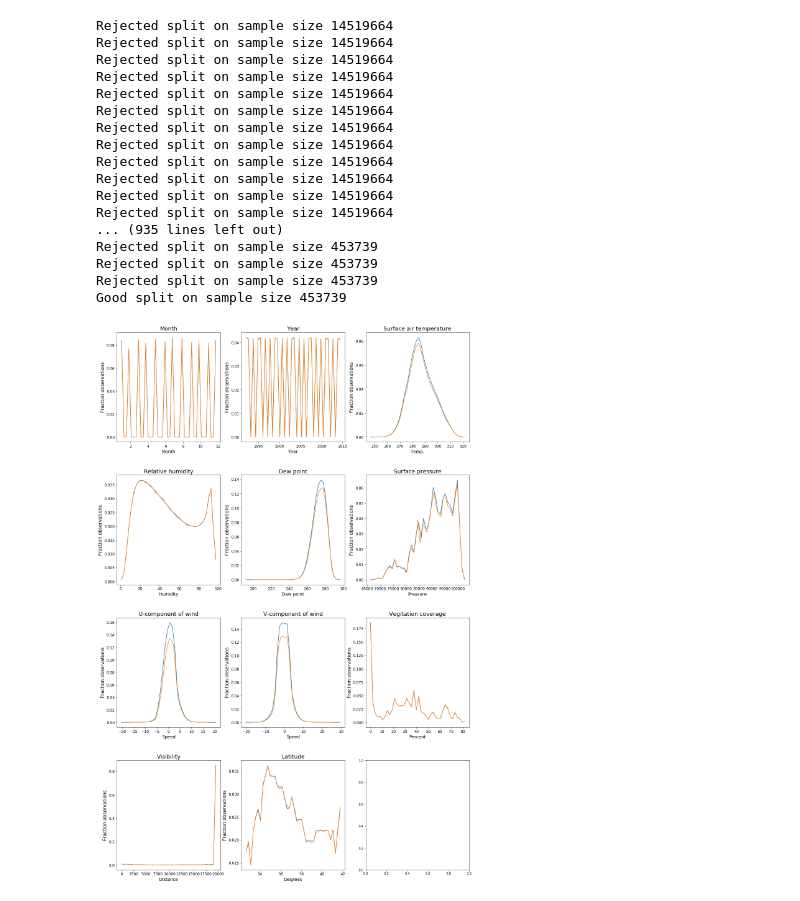
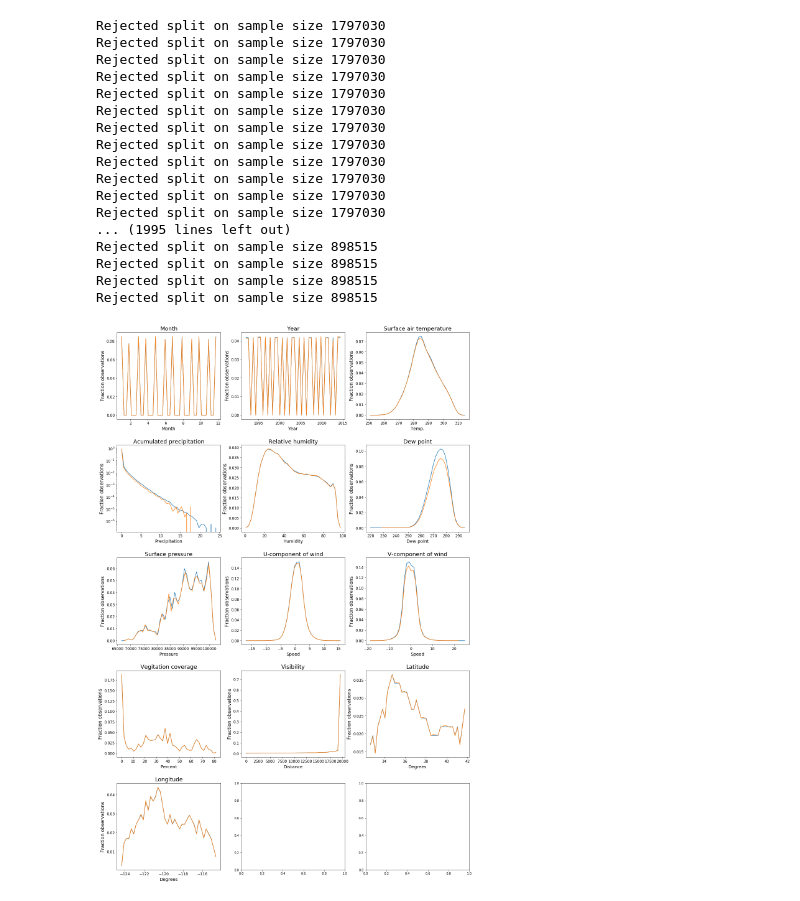
Before and after one commit to aristyogresearch/wildfire, a Jupyter notebook: notebooks/recursive_sampling.ipynb, the cells around one changed output. Saved outputs shown, nothing was run; the diff lists cells and outputs as text; code cells hidden in the pictures.

```diff
--- a/notebooks/recursive_sampling.ipynb
+++ b/notebooks/recursive_sampling.ipynb
@@ -123,32 +204,32 @@ p_val_cutoff = 0.5
 # %%
 # Read in and prep data
-master_df = pd.read_csv(input_file)
-master_df = master_df[output_variables]
+master_df = pd.read_csv(input_data_file)
+master_df = master_df[output_features]
 # %%
 samples = []
-samples = recursive_sample(master_df, target_n, samples, p_val_cutoff, stratified_variables)
+samples = recursive_sample(master_df, target_n, samples, p_val_cutoff, stratified_features)
 # %% [output]
-Rejected split on sample size 14519664
-Rejected split on sample size 14519664
-Rejected split on sample size 14519664
-Rejected split on sample size 14519664
-Rejected split on sample size 14519664
-Rejected split on sample size 14519664
-Rejected split on sample size 14519664
-Rejected split on sample size 14519664
-Rejected split on sample size 14519664
-Rejected split on sample size 14519664
-Rejected split on sample size 14519664
-Rejected split on sample size 14519664
-... (935 lines left out)
-Rejected split on sample size 453739
-Rejected split on sample size 453739
-Rejected split on sample size 453739
-Good split on sample size 453739
+Rejected split on sample size 1797030
+Rejected split on sample size 1797030
+Rejected split on sample size 1797030
+Rejected split on sample size 1797030
+Rejected split on sample size 1797030
+Rejected split on sample size 1797030
+Rejected split on sample size 1797030
+Rejected split on sample size 1797030
+Rejected split on sample size 1797030
+Rejected split on sample size 1797030
+Rejected split on sample size 1797030
+Rejected split on sample size 1797030
+... (1995 lines left out)
+Rejected split on sample size 898515
+Rejected split on sample size 898515
+Rejected split on sample size 898515
+Rejected split on sample size 898515
 # %%
 i = 1
 for sample in samples:
-    output_file_name = output_file_base_name+"n"+str(target_n)+"_ks_pval"+str(p_val_cutoff)+"."+str(i)+".csv"
+    output_file_name = output_data_file_basename+"n"+str(target_n)+"_ks_pval"+str(p_val_cutoff)+"."+str(i)+".csv"
     sample.to_csv(output_file_name, index=False)
 
     i += 1
@@ -162,7 +243,7 @@ top = 0.9      # the top of the subplots of the figure
 wspace = 0.2   # the amount of width reserved for blank space between subplots
 hspace = 0.3   # the amount of height reserved for white space between subplots
 
-fig_rows = 4
+fig_rows = 5
 fig_cols = 3
 plot_height = 30
 plot_width = 30
@@ -171,7 +252,8 @@ plot_locations = [
     (0,0),(0,1),(0,2),
     (1,0),(1,1),(1,2),
     (2,0),(2,1),(2,2),
-    (3,0),(3,1)
+    (3,0),(3,1),(3,2),
+    (4,0)
 ]
 
 data_types = [
@@ -194,7 +276,7 @@ plot_titles = [
     'Month',
     'Year',
     'Surface air temperature',
-    'Acumulated precipitation'
+    'Acumulated precipitation',
     'Relative humidity',
     'Dew point',
     'Surface pressure',
@@ -268,11 +350,11 @@ def two_sample_density_plot(
 # %%
 # Make density plots
 fig, ax = plt.subplots(fig_rows, fig_cols, figsize=(plot_width, plot_height))
 fig.subplots_adjust(left=left, bottom=bottom, right=right, top=top, wspace=wspace, hspace=hspace)
 
 for i in range(len(plot_locations)):
-    ax[plot_locations[i]] = two_sample_density_plot(plot_locations[i], master_df, samples[10], data_types[i], plot_titles[i], xlabels[i], ylabels[i], y_scales[i])
+    ax[plot_locations[i]] = two_sample_density_plot(plot_locations[i], master_df, samples[2], data_types[i], plot_titles[i], xlabels[i], ylabels[i], y_scales[i])
 
 plt.show()
 # %% [output]
-[figure, old version]
+[figure, new version]
```
Also changed, not shown: parts of 3 cells of this notebook, 18 other files.
